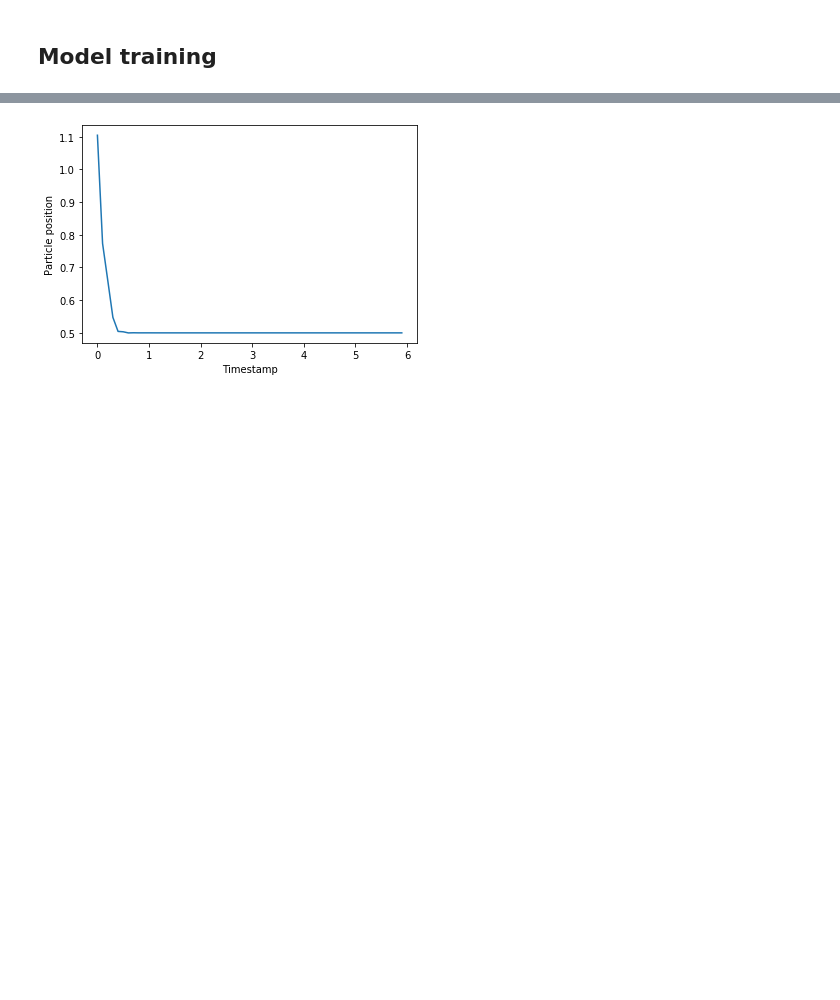
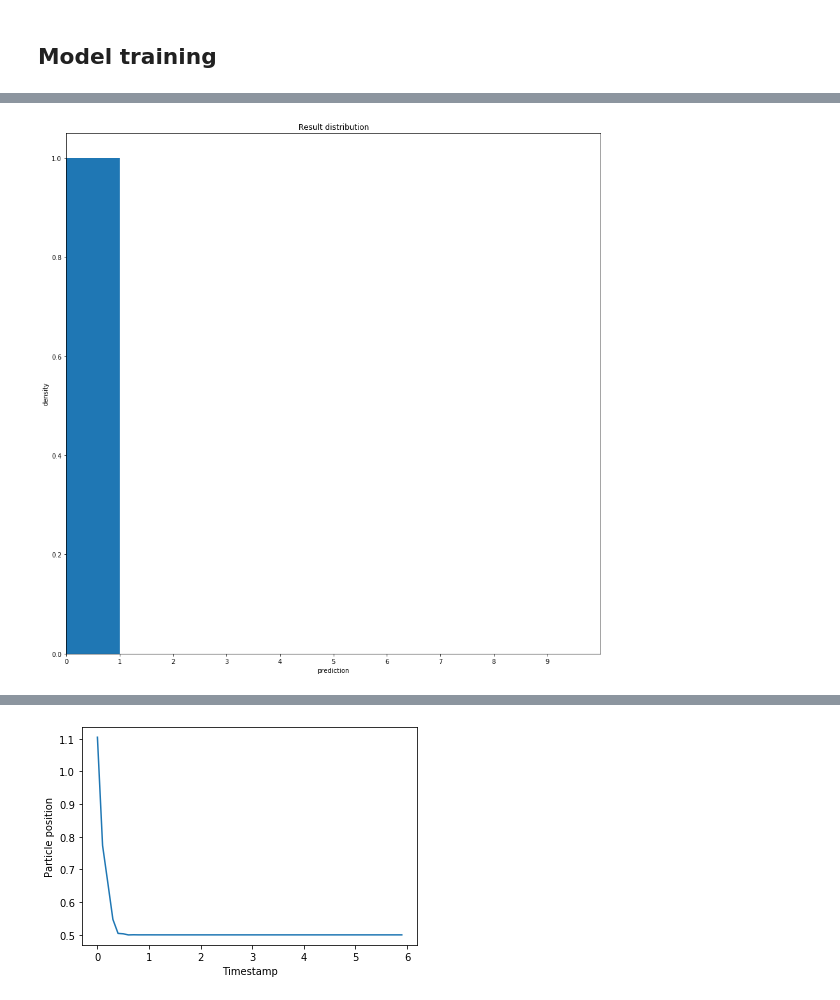
Before and after one commit to Igor-Tukh/cbo-in-python, a Jupyter notebook: notebooks/mnist.ipynb, the cells around one changed output, grey strips where cells are left out. Saved outputs shown, nothing was run; the diff lists cells and outputs as text; code cells hidden in the pictures; blank space fills up the shorter version.

```diff
--- a/notebooks/mnist.ipynb
+++ b/notebooks/mnist.ipynb
@@ -118,0 +104,36 @@ np.mean(y_pred == y_train)
+# %%
+def update_model_parameters(model, parameters):
+    current_position = 0
+    for weight in model.trainable_weights:
+        next_position = current_position + tf.size(weight)
+        weight.assign(tf.reshape(parameters[current_position:next_position], weight.shape))
+        current_position = next_position
+    return model
+
+def get_model_predictions(model, parameters, X):
+    model = update_model_parameters(model, tf.reshape(parameters, -1))
+    predictions = model(X).numpy()
+    return np.argmax(predictions, axis=1)
+
+def get_predictions_distribution(values):
+    _, counts = np.unique(values, return_counts=True)
+    return 1. * counts / counts.sum()
+
+def plot_model_predictive_distribution(model, parameters, X, title=''):
+    plt.clf()
+    plt.xticks(range(10))
+    plt.xlim((0, 10))
+    plt.title(title)
+    predictions, counts = np.unique(get_model_predictions(model, parameters, X),
+                                    return_counts=True)
+    plt.bar(x=predictions + 0.5, height=1.*counts/counts.sum(), width=1)
+    plt.xlabel('prediction')
+    plt.ylabel('density')
+    plt.show()
+# %%
+last_timestamp = list(sorted(trajectory.keys()))[-1]
+plot_model_predictive_distribution(build_small_model(),
+                                   trajectory[last_timestamp]['consensus'],
+                                   X_test, 'Result distribution')
+# %% [output]
+[figure, added]
```
Also changed, not shown: parts of 14 cells of this notebook, 1 other file.
